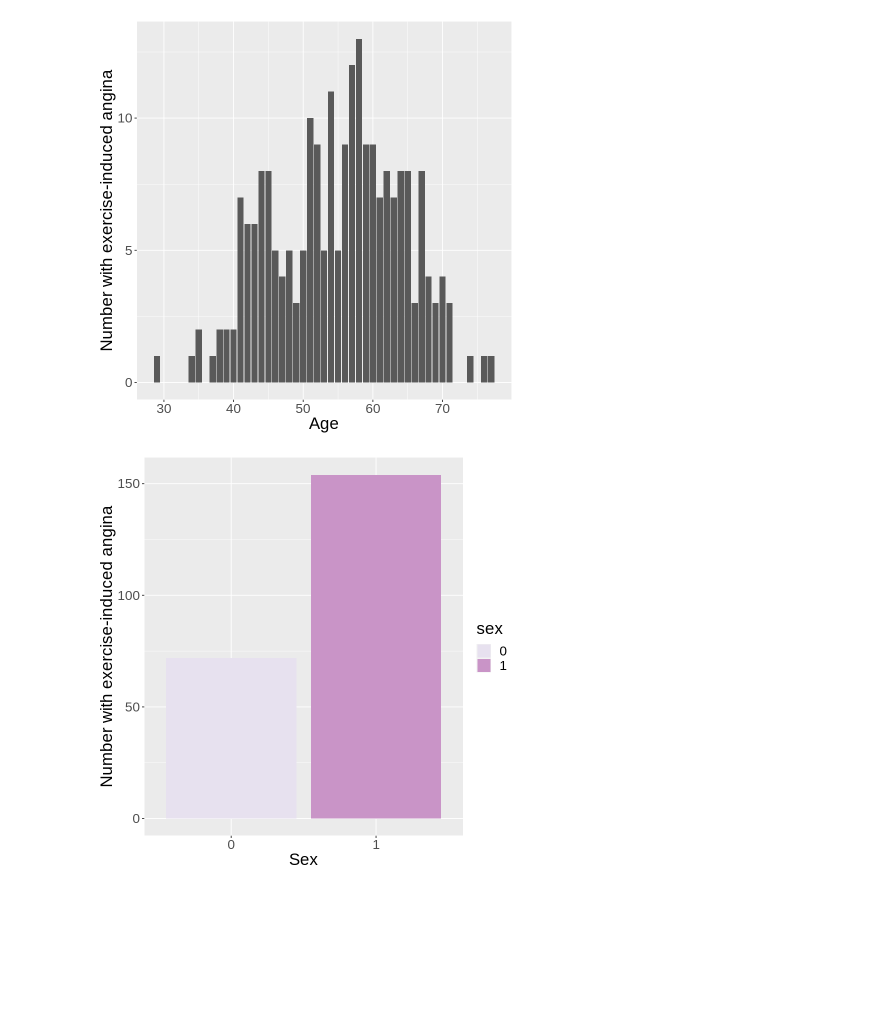
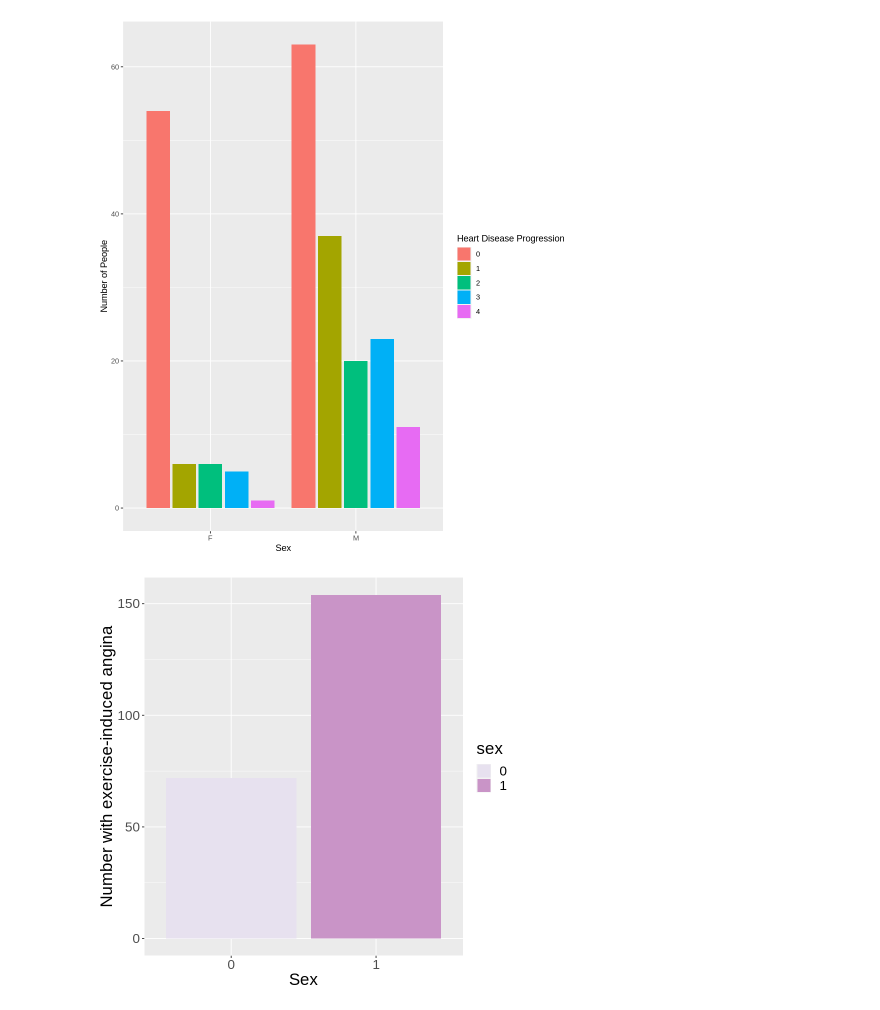
Before and after one commit to samtang22/dsci-100-2022W1-group-21, a Jupyter notebook: heart.data.ipynb, the cells around one changed output. Drawn from its saved outputs; the diff is of its cells as text; code cells hidden in the pictures; blank space fills up the shorter version.

Commit message:
Changed focus to angiographic status
added chart and plot for angiographic_status

```diff
--- a/heart.data.ipynb
+++ b/heart.data.ipynb
@@ -27,12 +24,14 @@ ERROR: Error in file(filename, "r", encoding = encoding): cannot open the connec
 # %%
 #loading data frame, assigning column names, changing angina column to factor type, & selecting the columns we need
-heart_data <- read_csv("processed.cleveland.data",col_names=FALSE) |>
+heart_data <- read_csv(url("https://archive.ics.uci.edu/ml/machine-learning-databases/heart-disease/processed.cleveland.data"), col_names = FALSE) |>
     rename(age=X1, sex=X2,chest_pain_type=X3, resting_blood_pressure=X4, serum_cholestoral=X5, fasting_blood_sugar=X6,
            resting_electrocardiographic_results=X7, max_heart_rate=X8, exercise_induced_angina=X9, ST_depression=X10,
-           slope=X11, number_vessels=X12, thal=X13, target=X14) |>
+           slope=X11, number_vessels=X12, thal=X13, angiographic_status=X14) |>
     mutate(exercise_induced_angina=as.factor(exercise_induced_angina)) |>
     mutate(sex=as.factor(sex)) |>
-    select(age, sex, resting_blood_pressure, max_heart_rate, exercise_induced_angina)
+    mutate(resting_electrocardiographic_results=as.factor(resting_electrocardiographic_results)) |>
+    mutate(angiographic_status=as.factor(angiographic_status)) |>
+    select(age, sex, resting_blood_pressure, serum_cholestoral, resting_electrocardiographic_results, exercise_induced_angina, angiographic_status)
 heart_data
 # %% [output]
 Rows: 303 Columns: 14
@@ -95,11 +92,31 @@ library(RColorBrewer)
 #display.brewer.all()
 # %%
 #tried to color by age like I did for sex in the next plot but it didn't work for some reason
-age_dist <- training_summarized_2 |>
-    ggplot(aes(x=age, y=n)) +
-    geom_bar(stat="identity") +
-    labs(x="Age", y="Number with exercise-induced angina") +
-    theme(text=element_text(size=20)) +
-    scale_fill_brewer(palette="PuRd")
-age_dist
+# age_dist <- training_summarized_2 |>
+#     ggplot(aes(x=age, y=n)) +
+#     geom_bar(stat="identity") +
+#     labs(x="Age", y="Number with exercise-induced angina") +
+#     theme(text=element_text(size=20)) +
+#     scale_fill_brewer(palette="PuRd")
+# age_dist
+
+#converts numerical sex value into a letter eg 0 -> F. Creates a new column for it
+temp_heart_train <- heart_train
+temp_heart_train["sex_letter"] <- NA
+for(i in 1:nrow(temp_heart_train)) {
+    if(temp_heart_train[i, 2] == 0) {
+        temp_heart_train[i, ncol(temp_heart_train)] <- "F"
+    } else {
+        temp_heart_train[i, ncol(temp_heart_train)] <- "M"
+    }
+}
+#temp_heart_train
+options(repr.plot.width = 8, repr.plot.height = 9)
+heart_plot <- temp_heart_train |>
+    ggplot(aes(x = sex_letter, fill = angiographic_status)) +
+    geom_bar(position = "dodge2") +
+    xlab("Sex") +
+    ylab("Number of People") +
+    labs(fill = "Heart Disease Progression") #not sure if this is the right thing to call it
+heart_plot
 # %% [output]
@@ -108,4 +123,4 @@ Warning message:
-[figure, old version]
+[figure, new version]
 # %%
 angina_by_sex <- training_summarized |>
     ggplot(aes(x=sex, y=n, fill=sex)) +
```
Also changed, not shown: parts of 4 cells of this notebook.
